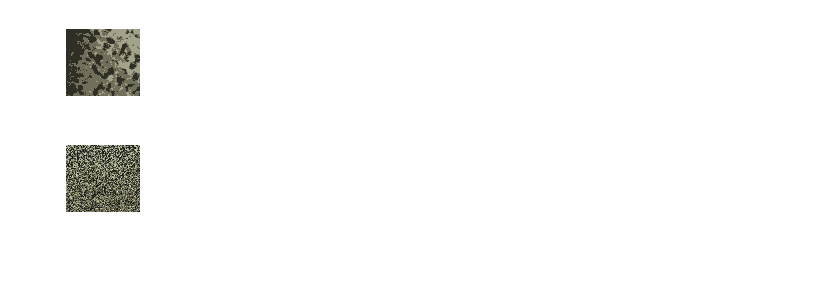
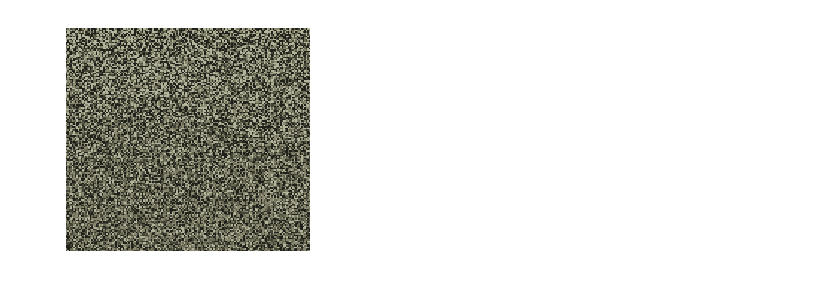
Before and after one commit to haiwangyang/PATTERNrecog, a Jupyter notebook: PATTERNrecog/pattern_recognition_sklearn.ipynb, the cells around one changed output. Cells and saved outputs as stored; diff of their text form; code cells hidden in the pictures; blank space fills up the shorter version.

```diff
--- a/PATTERNrecog/pattern_recognition_sklearn.ipynb
+++ b/PATTERNrecog/pattern_recognition_sklearn.ipynb
@@ -31,20 +31,9 @@ import random
 
 
 def show_image(img):
-    plt.subplot(2, 4, 1)
+    plt.subplot(1, 1, 1)
     plt.axis('off')
     plt.imshow(img, cmap=plt.cm.gray_r, interpolation='nearest')
-
-def recreate_image(codebook, labels, w, h):
-    """Recreate the (compressed) image from the code book & labels"""
-    d = codebook.shape[1]
-    image = np.zeros((w, h, d))
-    label_idx = 0
-    for i in range(w):
-        for j in range(h):
-            image[i][j] = codebook[labels[label_idx]]
-            label_idx += 1
-    return image
 # %%
 # load image
 img = mpimg.imread('img/cp.png')
@@ -59,3 +48,18 @@ show_image(img)
 w, h, d = original_shape = tuple(img.shape)
 assert d == 3
 img2d = np.reshape(img, (w * h, d))
+
+# kmean
+n_colors = 2
+kmeans = KMeans(n_clusters=n_colors)
+kmeans.fit(img2d)
+
+values = kmeans.cluster_centers_.squeeze()
+labels = kmeans.labels_
+
+df_img2d_w_cluster = pd.DataFrame(img2d, columns=("r", "g", "b"))
+df_img2d_w_cluster['cluster'] = labels
+
+
+img2dk_w_cluster_sorted = df_img2d_w_cluster.sort_values(by=['cluster'])[['r', 'g', 'b']].values
+show_image(img2dk_w_cluster_sorted.reshape((w, h, d)))
@@ -98,15 +92,9 @@ img2d_w_cluster_change = df_img2d_w_cluster_change.values[:,:3]
 # %%
-# show blurred picture
-show_image(img2d_w_cluster_change.reshape((w, h, d)))
+# shuffle
+random.shuffle(img2d)
+
+show_image(img2d.reshape((w, h, d)))
 # %% [output]
-[figure, old version]
+[figure, new version]
-# %%
-# shuffle
-random.shuffle(image_array)
-
-img2 = image_array.reshape((w, h, d))
-show_image(img2)
-# %% [output]
-[figure, removed]
 # %%
 # %% [output]
```
Also changed, not shown: parts of 10 cells of this notebook, 1 other file.
